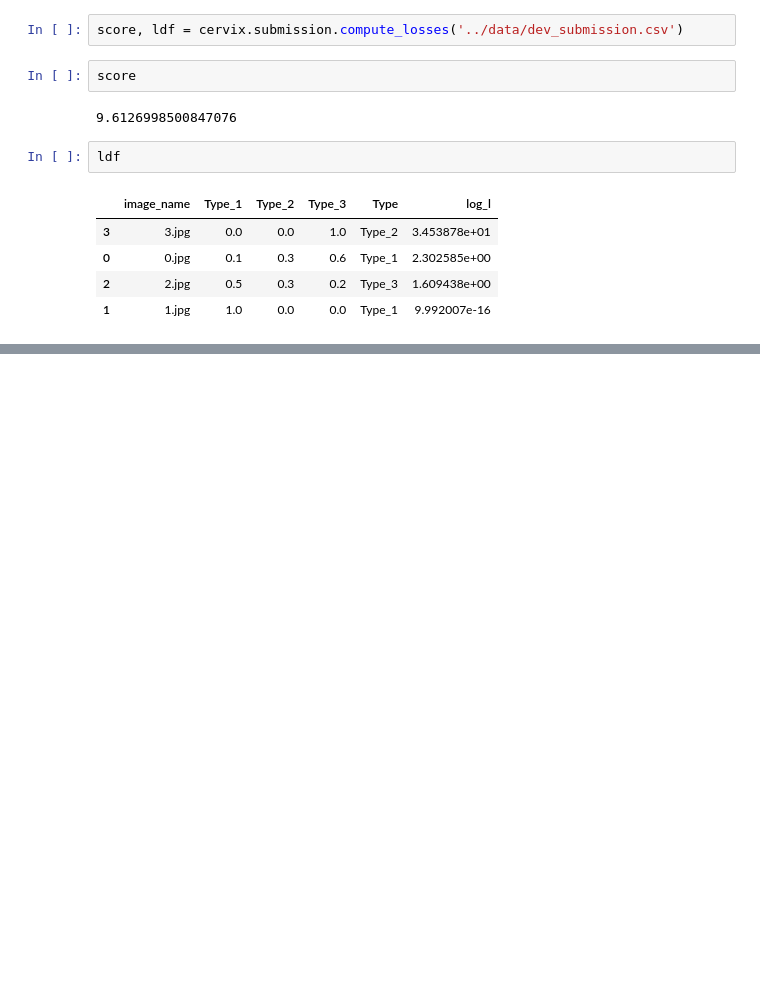
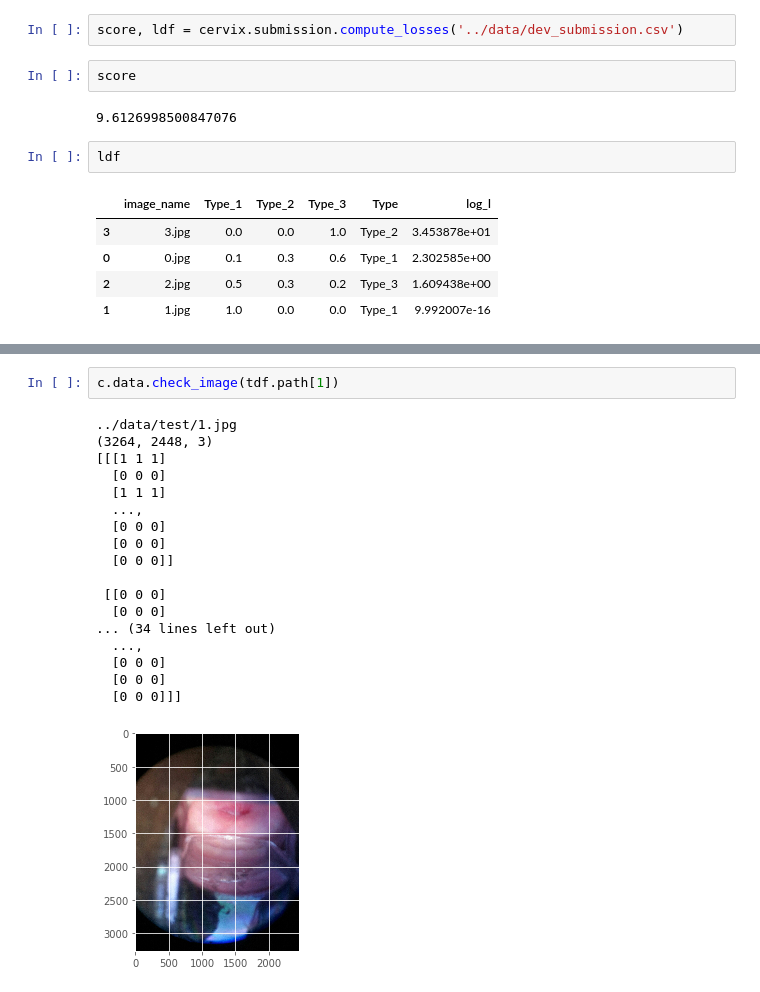
Before and after one commit to DBCerigo/kaggle-cervix, a Jupyter notebook: dbc/Cervix1.ipynb, the cells around one changed output, grey strips where cells are left out. Saved outputs shown, nothing was run; the diff lists cells and outputs as text; blank space fills up the shorter version.

```diff
--- a/dbc/Cervix1.ipynb
+++ b/dbc/Cervix1.ipynb
@@ -59,0 +72,21 @@ cervix.data.check_image(df.path[1])
+# %%
+c.data.check_image(tdf.path[1])
+# %% [output]
+../data/test/1.jpg
+(3264, 2448, 3)
+[[[1 1 1]
+  [0 0 0]
+  [1 1 1]
+  ...,
+  [0 0 0]
+  [0 0 0]
+  [0 0 0]]
+
+ [[0 0 0]
+  [0 0 0]
+... (34 lines left out)
+  ...,
+  [0 0 0]
+  [0 0 0]
+  [0 0 0]]]
+[figure, added]
```
Also changed, not shown: parts of 4 cells of this notebook.
